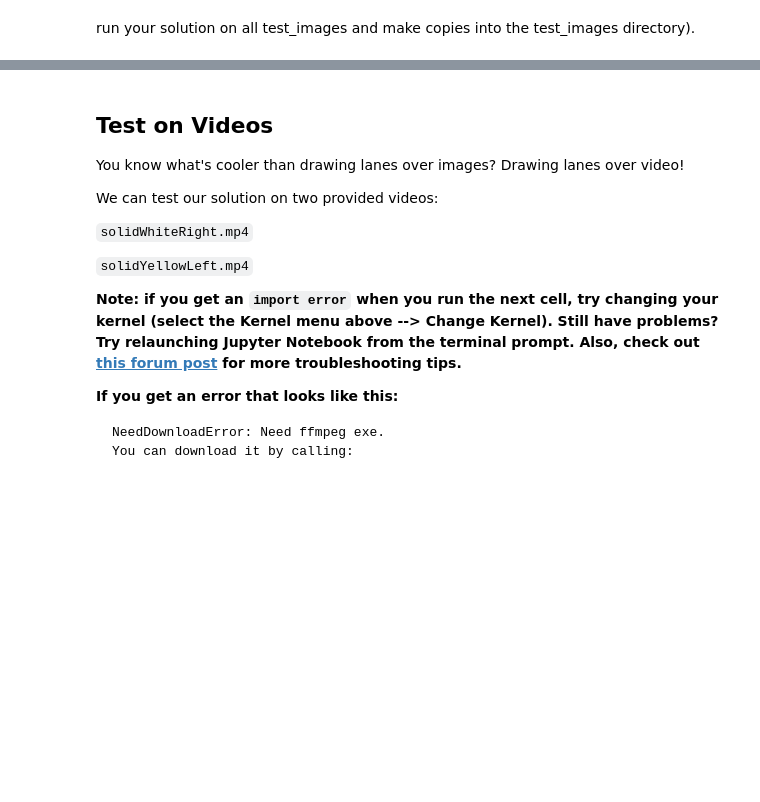
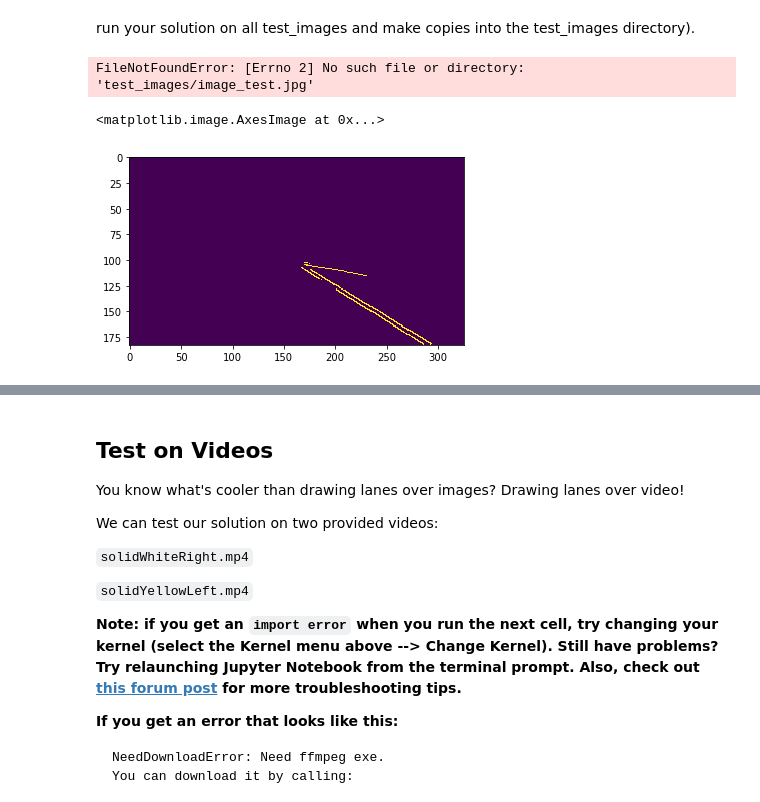
Before and after one commit to salimoha/Car_Line_detection, a Jupyter notebook: P1.ipynb, the cells around one changed output, grey strips where cells are left out. Saved outputs shown, nothing was run; the diff lists cells and outputs as text; code cells hidden in the pictures; blank space fills up the shorter version.

```diff
--- a/P1.ipynb
+++ b/P1.ipynb
@@ -293,53 +292,40 @@ import cv2
 # Read in and grayscale the image
 # Note: in the previous example we were reading a .jpg
 # Here we read a .png and convert to 0,255 bytescale
-image = mpimg.imread('test_images/solidWhiteCurve.jpg')
+# image = mpimg.imread('test_images/solidWhiteCurve.jpg')
+image = mpimg.imread('test_images/image_test.jpg')
 gray = cv2.cvtColor(image,cv2.COLOR_RGB2GRAY)
+# plt.figure
 
 # Define a kernel size and apply Gaussian smoothing
-kernel_size = 5
-blur_gray = cv2.GaussianBlur(gray,(kernel_size, kernel_size),4)
-
+kernel_size = 7
+blur_gray = cv2.GaussianBlur(gray,(kernel_size, kernel_size),0)
+# plt.figure
+# plt.imshow(blur_gray)
 # Define our parameters for Canny and apply
 low_threshold = 50
 high_threshold = 150
 edges = cv2.Canny(blur_gray, low_threshold, high_threshold)
-
+plt.imshow(edges,cmap='gray')
 # Next we'll create a masked edges image using cv2.fillPoly()
 mask = np.zeros_like(edges)
 ignore_mask_color = 255
 
 # This time we are defining a four sided polygon to mask
 imshape = image.shape
-vertices = np.array([[(0,imshape[0]),(390,320),(450,320), (imshape[1], 0), (imshape[1],imshape[0])]], dtype=np.int32)
+# vertices = np.array([[(0,imshape[0]),(390,320),(450,320), (imshape[1], 0), (imshape[1],imshape[0])]], dtype=np.int32)
 #
-# vertices = np.array([[(0,imshape[0]),(450, 410), (500, 410), (imshape[1],imshape[0])]], dtype=np.int32)
+# vertices = np.array([[(150,imshape[0]),(420,330),(500,320), (900,imshape[0])]], dtype=np.int32)
+vertices = np.array([[(0.25*imshape[1],imshape[0]),(0.4*imshape[1],0.7*imshape[0]),(0.45*imshape[1],0.55*imshape[0]), (imshape[1],imshape[0])]], dtype=np.int32)
 cv2.fillPoly(mask, vertices, ignore_mask_color)
-
-masked_edges = cv2.bitwise_and(edges, mask)
-
-# Define the Hough transform parameters
-# Make a blank the same size as our image to draw on
-rho = 2# distance resolution in pixels of the Hough grid
-theta = np.pi/180 # angular resolution in radians of the Hough grid
-threshold = 15     # minimum number of votes (intersections in Hough grid cell)
-min_line_length = 50 #minimum number of pixels making up a line
-max_line_gap = 20    # maximum gap in pixels between connectable line segments
-line_image = np.copy(image)*0 # creating a blank to draw lines on
-
-# Run Hough on edge detected image
-# Output "lines" is an array containing endpoints of detected line segments
-lines = cv2.HoughLinesP(masked_edges, rho, theta, threshold, np.array([]),
-                            min_line_length, max_line_gap)
-
-# Iterate over the output "lines" and draw lines on a blank image
-for line in lines:
-    for x1,y1,x2,y2 in line:
-        cv2.line(line_image,(x1,y1),(x2,y2),(255,0,0),10)
-
-# Create a "color" binary image to combine with line image
-color_edges = np.dstack((edges, edges, edges))
-
-# Draw the lines on the edge image
-lines_edges = cv2.addWeighted(color_edges, 0.8, line_image, 1, 0)
-plt.imshow(lines_edges)
+# print(imshape[1])
+print(vertices)
+# %% [output]
+FileNotFoundError: [Errno 2] No such file or directory: 'test_images/image_test.jpg'
+# %%
+
+masked_edges = cv2.bitwise_and(edges, mask)
+plt.imshow(masked_edges)
+# %% [output]
+<matplotlib.image.AxesImage at 0x...>
+[figure, added]
```
Also changed, not shown: parts of 20 cells of this notebook.
